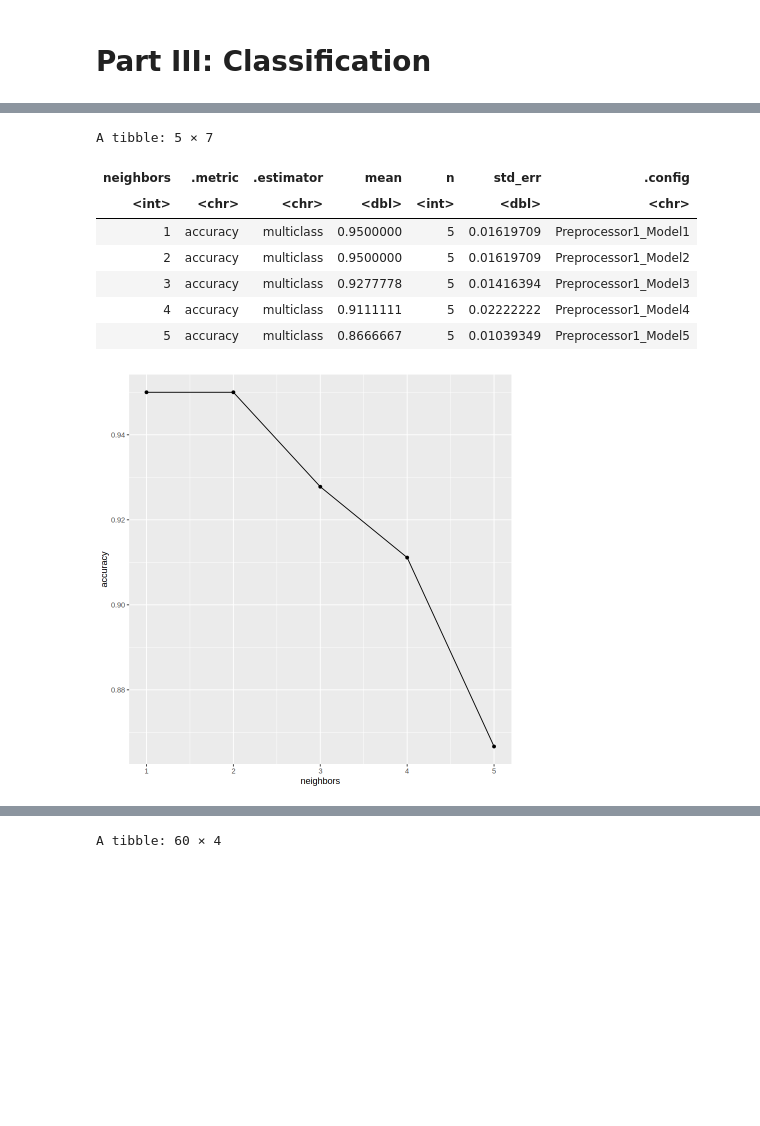
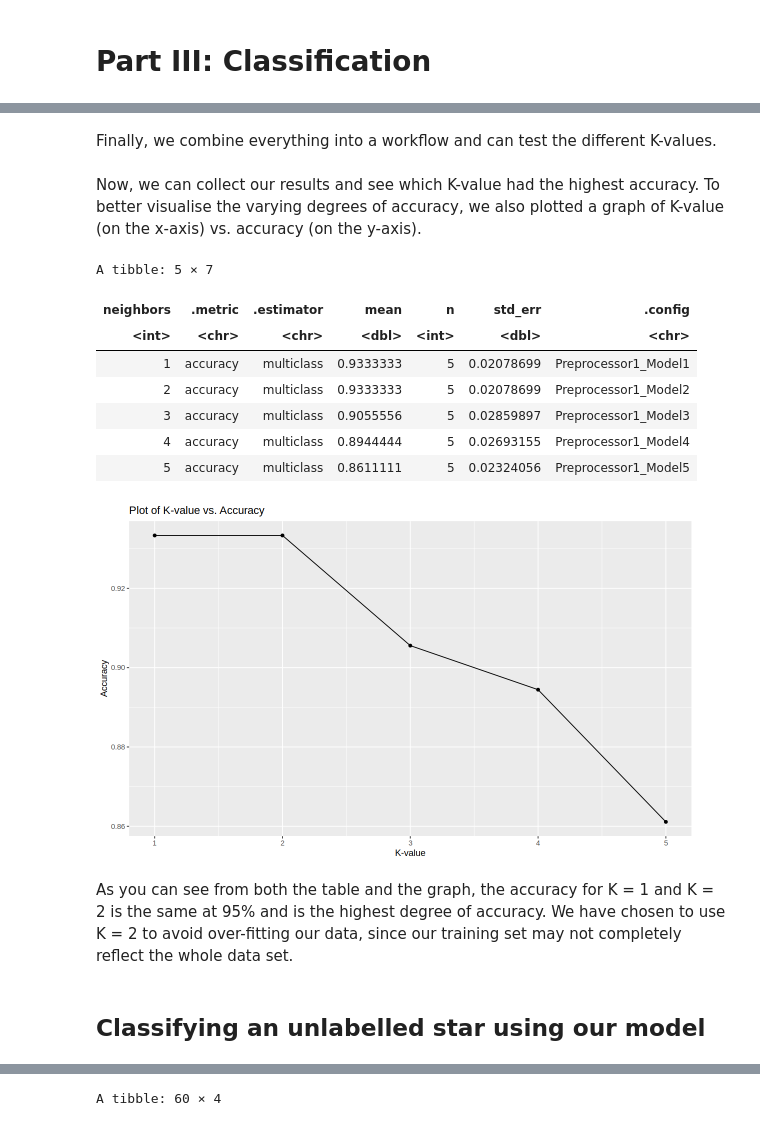
Before and after one commit to uchou92/dcsi-100-2023w1-group-28, a Jupyter notebook: Project_Proposal.ipynb, the cells around one changed output, grey strips where cells are left out. Saved outputs shown, nothing was run; the diff lists cells and outputs as text; code cells hidden in the pictures; blank space fills up the shorter version.

```diff
--- a/Project_Proposal.ipynb
+++ b/Project_Proposal.ipynb
@@ -172,0 +177,2 @@ We will be performing classification with K-nearest in order to classify Star Ty
+# %%
+kvals <- tibble(neighbors = seq(from = 1, to = 5))
@@ -173,39 +185,34 @@ We will be performing classification with K-nearest in order to classify Star Ty
+# %% [markdown]
+Finally, we combine everything into a workflow and can test the different K-values.
+# %%
+star_workflow <- workflow() |>
+                    add_recipe(star_recipe) |>
+                    add_model(star_spec) |>
+                    tune_grid(resamples = star_vfold, grid = kvals)
+# %% [markdown]
+Now, we can collect our results and see which K-value had the highest accuracy. To better visualise the varying degrees of accuracy, we also plotted a graph of K-value (on the x-axis) vs. accuracy (on the y-axis).
 # %%
-star_recipe <- recipe(star_type ~., data_training) |>
-                    step_scale(all_predictors()) |>
-                    step_center(all_predictors())
-
-star_spec <- nearest_neighbor(weight_func = "rectangular", neighbors = tune()) |>
-                set_engine("kknn") |>
-                set_mode("classification")
-
-star_vfold <- vfold_cv(data_training, v = 5, strata = star_type)
-
-star_workflow <- workflow() |>
-                    add_recipe(star_recipe) |>
-                    add_model(star_spec)
-
-gridvals <- tibble(neighbors = seq(from = 1, to = 5))
-
 star_results <- star_workflow |>
-                    tune_grid(resamples = star_vfold, grid = gridvals) |>
                     collect_metrics() |>
                     filter(.metric == "accuracy")
 star_results
 
 star_plot <- star_results |>
                 ggplot(aes(x = neighbors, y = mean)) +
                 geom_point() +
                 geom_line() +
-                labs(x = "neighbors", y = "accuracy")
+                labs(x = "K-value", y = "Accuracy")+
+                ggtitle("Plot of K-value vs. Accuracy")
 star_plot
 # %% [output]
 A tibble: 5 × 7
 | neighbors | .metric | .estimator | mean | n | std_err | .config |
 | <int> | <chr> | <chr> | <dbl> | <int> | <dbl> | <chr> |
-| 1 | accuracy | multiclass | 0.9500000 | 5 | 0.01619709 | Preprocessor1_Model1 |
-| 2 | accuracy | multiclass | 0.9500000 | 5 | 0.01619709 | Preprocessor1_Model2 |
-| 3 | accuracy | multiclass | 0.9277778 | 5 | 0.01416394 | Preprocessor1_Model3 |
-| 4 | accuracy | multiclass | 0.9111111 | 5 | 0.02222222 | Preprocessor1_Model4 |
-| 5 | accuracy | multiclass | 0.8666667 | 5 | 0.01039349 | Preprocessor1_Model5 |
+| 1 | accuracy | multiclass | 0.9333333 | 5 | 0.02078699 | Preprocessor1_Model1 |
+| 2 | accuracy | multiclass | 0.9333333 | 5 | 0.02078699 | Preprocessor1_Model2 |
+| 3 | accuracy | multiclass | 0.9055556 | 5 | 0.02859897 | Preprocessor1_Model3 |
+| 4 | accuracy | multiclass | 0.8944444 | 5 | 0.02693155 | Preprocessor1_Model4 |
+| 5 | accuracy | multiclass | 0.8611111 | 5 | 0.02324056 | Preprocessor1_Model5 |
-[figure, old version]
+[figure, new version]
+# %% [markdown]
+As you can see from both the table and the graph, the accuracy for K = 1 and K = 2 is the same at 95% and is the highest degree of accuracy. We have chosen to use K = 2 to avoid over-fitting our data, since our training set may not completely reflect the whole data set.
@@ -211,0 +221,2 @@ A tibble: 5 × 7
+# %% [markdown]
+## Classifying an unlabelled star using our model
```
Also changed, not shown: parts of 24 cells of this notebook.
